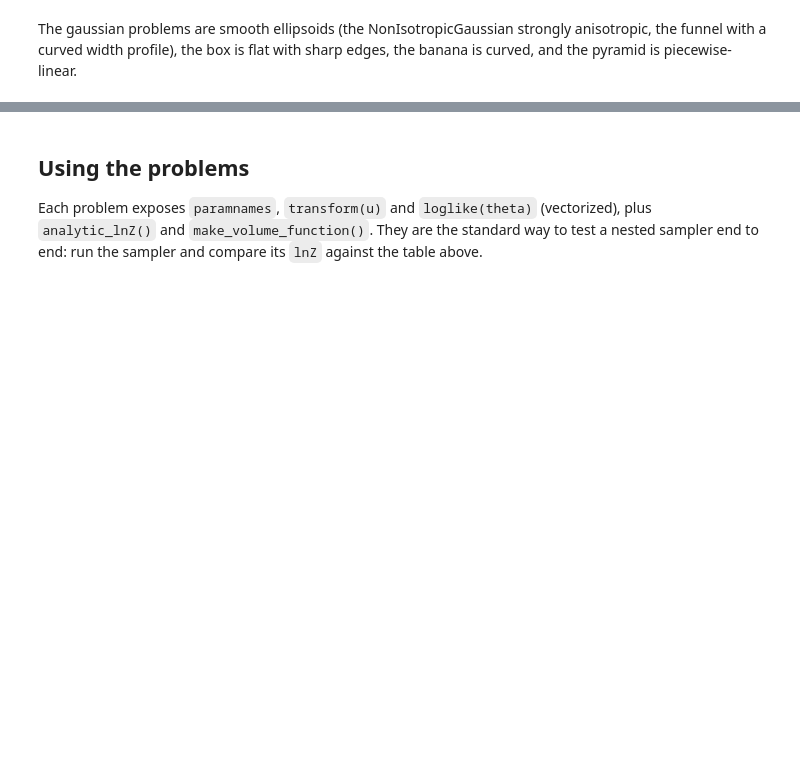
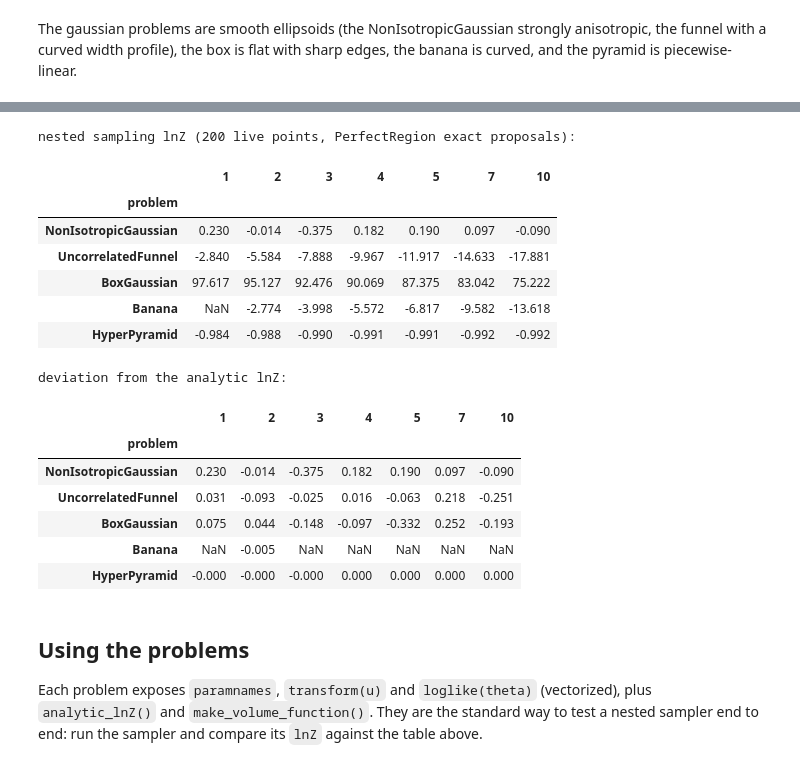
Before and after one commit to JohannesBuchner/UltraNest, a Jupyter notebook: docs/example-perfectns-problems.ipynb, the cells around one changed output, grey strips where cells are left out. Cells and saved outputs as stored; diff of their text form; code cells hidden in the pictures; blank space fills up the shorter version.

```diff
--- a/docs/example-perfectns-problems.ipynb
+++ b/docs/example-perfectns-problems.ipynb
@@ -110,3 +150,77 @@ df.round(3)
+# %%
+import logging
+import warnings
+
+from ultranest import ReactiveNestedSampler
+from ultranest.perfectns import PerfectRegion
+
+# the per-run logs would flood the output of the ~50 runs below
+logging.getLogger('ultranest').disabled = True
+logging.getLogger('ultranest.ReactiveNestedSampler').disabled = True
+
+# d >= 15 is omitted: those runs are orders of magnitude more
+# expensive (the likelihood constraints shrink to a tiny fraction
+# of the cube; the analytic table above covers them)
+dims_ns = [1, 2, 3, 4, 5, 7, 10]
+
+rows, deviations = {}, {}
+for name, make in problems:
+    vals, devs = [], []
+    for d in dims_ns:
+        try:
+            problem = make(d)
+            np.random.seed(1)
+            with warnings.catch_warnings():
+                # the transient "Sampling from region seems inefficient"
+                # UserWarning is expected here: the point stack serves
+                # proposals drawn for the previous threshold and the
+                # refill loop retries; it does not bias the results
+                warnings.filterwarnings(
+                    'ignore',
+                    message='.*Sampling from region seems inefficient.*')
+                sampler = ReactiveNestedSampler(
+                    problem.paramnames, problem.loglike,
+                    transform=problem.transform, vectorized=True)
+                result = sampler.run(
+                    min_num_live_points=200, frac_remain=0.5,
+                    region_class=PerfectRegion.with_problem(problem),
+                    show_status=False, viz_callback=None)
+            vals.append(float(result['logz']))
+            try:
+                devs.append(float(result['logz'] - problem.analytic_lnZ()))
+            except Exception:
+                devs.append(np.nan)
+        except Exception:
+            vals.append(np.nan)
+            devs.append(np.nan)
+    rows[name] = vals
+    deviations[name] = devs
+
+df_ns = pd.DataFrame.from_dict(rows, orient='index', columns=dims_ns)
+df_ns.index.name = 'problem'
+df_dev = pd.DataFrame.from_dict(deviations, orient='index', columns=dims_ns)
+df_dev.index.name = 'problem'
+print('nested sampling lnZ (200 live points, PerfectRegion exact proposals):')
+display(df_ns.round(3))
+print('deviation from the analytic lnZ:')
+df_dev.round(3)
+# %% [output]
+nested sampling lnZ (200 live points, PerfectRegion exact proposals):
+|  | 1 | 2 | 3 | 4 | 5 | 7 | 10 |
+| problem |  |  |  |  |  |  |  |
+| NonIsotropicGaussian | 0.230 | -0.014 | -0.375 | 0.182 | 0.190 | 0.097 | -0.090 |
+| UncorrelatedFunnel | -2.840 | -5.584 | -7.888 | -9.967 | -11.917 | -14.633 | -17.881 |
+| BoxGaussian | 97.617 | 95.127 | 92.476 | 90.069 | 87.375 | 83.042 | 75.222 |
+| Banana | NaN | -2.774 | -3.998 | -5.572 | -6.817 | -9.582 | -13.618 |
+| HyperPyramid | -0.984 | -0.988 | -0.990 | -0.991 | -0.991 | -0.992 | -0.992 |
+deviation from the analytic lnZ:
+|  | 1 | 2 | 3 | 4 | 5 | 7 | 10 |
+| problem |  |  |  |  |  |  |  |
+| NonIsotropicGaussian | 0.230 | -0.014 | -0.375 | 0.182 | 0.190 | 0.097 | -0.090 |
+| UncorrelatedFunnel | 0.031 | -0.093 | -0.025 | 0.016 | -0.063 | 0.218 | -0.251 |
+| BoxGaussian | 0.075 | 0.044 | -0.148 | -0.097 | -0.332 | 0.252 | -0.193 |
+| Banana | NaN | -0.005 | NaN | NaN | NaN | NaN | NaN |
+| HyperPyramid | -0.000 | -0.000 | -0.000 | 0.000 | 0.000 | 0.000 | 0.000 |
 # %% [markdown]
 ## Using the problems
 
```
Also changed, not shown: parts of 5 cells of this notebook, 1 other file.
